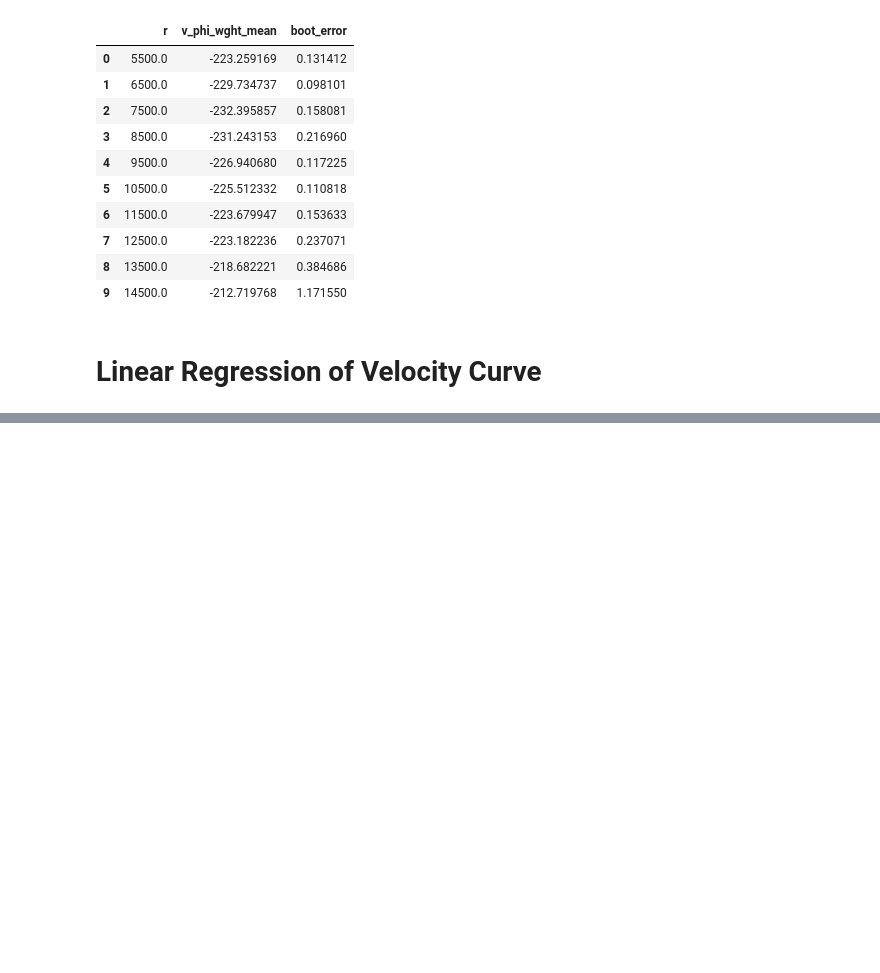
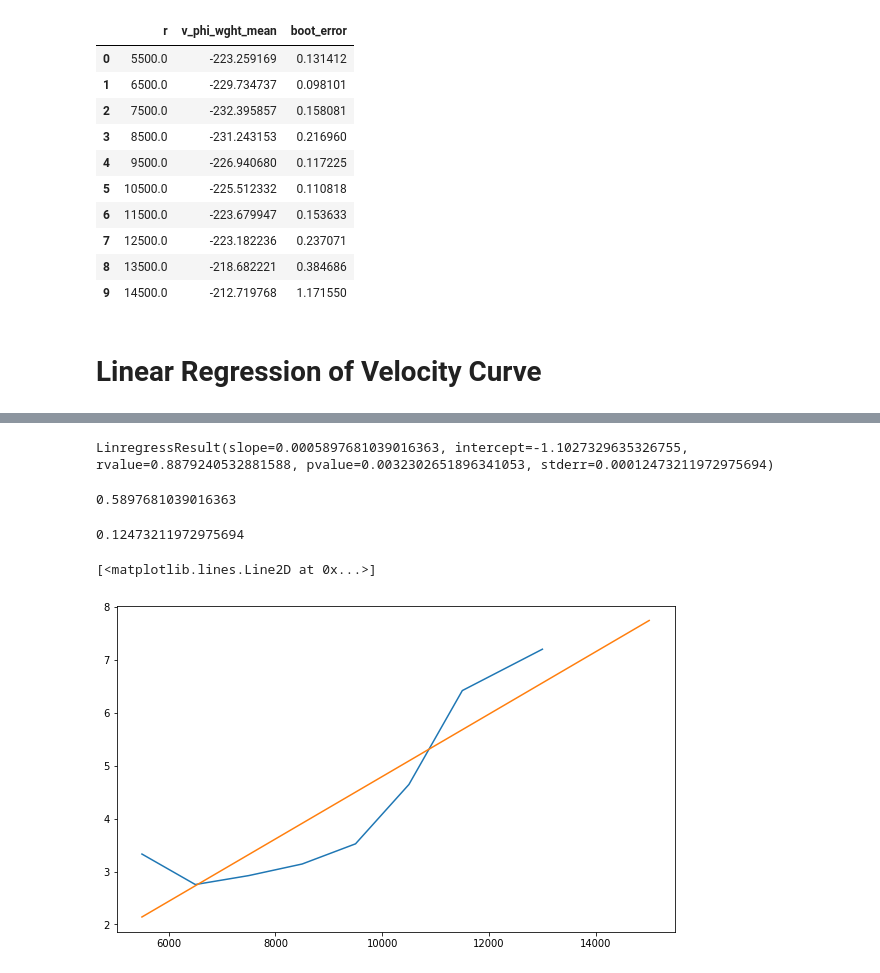
Before and after one commit to HEP-KBFI/gaia-tools, a Jupyter notebook: jupyter-notebook/Asymmetric_Drift_Plots.ipynb, the cells around one changed output, grey strips where cells are left out. Cells and saved outputs as stored; diff of their text form; code cells hidden in the pictures; blank space fills up the shorter version.

```diff
--- a/jupyter-notebook/Asymmetric_Drift_Plots.ipynb
+++ b/jupyter-notebook/Asymmetric_Drift_Plots.ipynb
@@ -588,0 +643,25 @@ plt.plot(x_r_range, y_lin_reg)
+# %%
+from scipy.stats import linregress
+linear_reg_result = linregress(np.array(r), np.abs(y))
+linear_reg_result
+# %% [output]
+LinregressResult(slope=0.0005897681039016363, intercept=-1.1027329635326755, rvalue=0.8879240532881588, pvalue=0.0032302651896341053, stderr=0.00012473211972975694)
+# %%
+linear_reg_result[0]*1e3
+# %% [output]
+0.5897681039016363
+# %%
+linear_reg_result[-1]*1e3
+# %% [output]
+0.12473211972975694
+# %%
+fig, ax = plt.subplots(figsize=(10, 6))
+plt.plot(r, np.abs(y))
+
+x_r_range = np.linspace(5500, 15000, 10)
+y_lin_reg = linear_reg_result[0]*x_r_range + linear_reg_result[1]
+x_r_range
+plt.plot(x_r_range, y_lin_reg)
+# %% [output]
+[<matplotlib.lines.Line2D at 0x...>]
+[figure, added]
```
Also changed, not shown: parts of 20 cells of this notebook, 7 other files.
